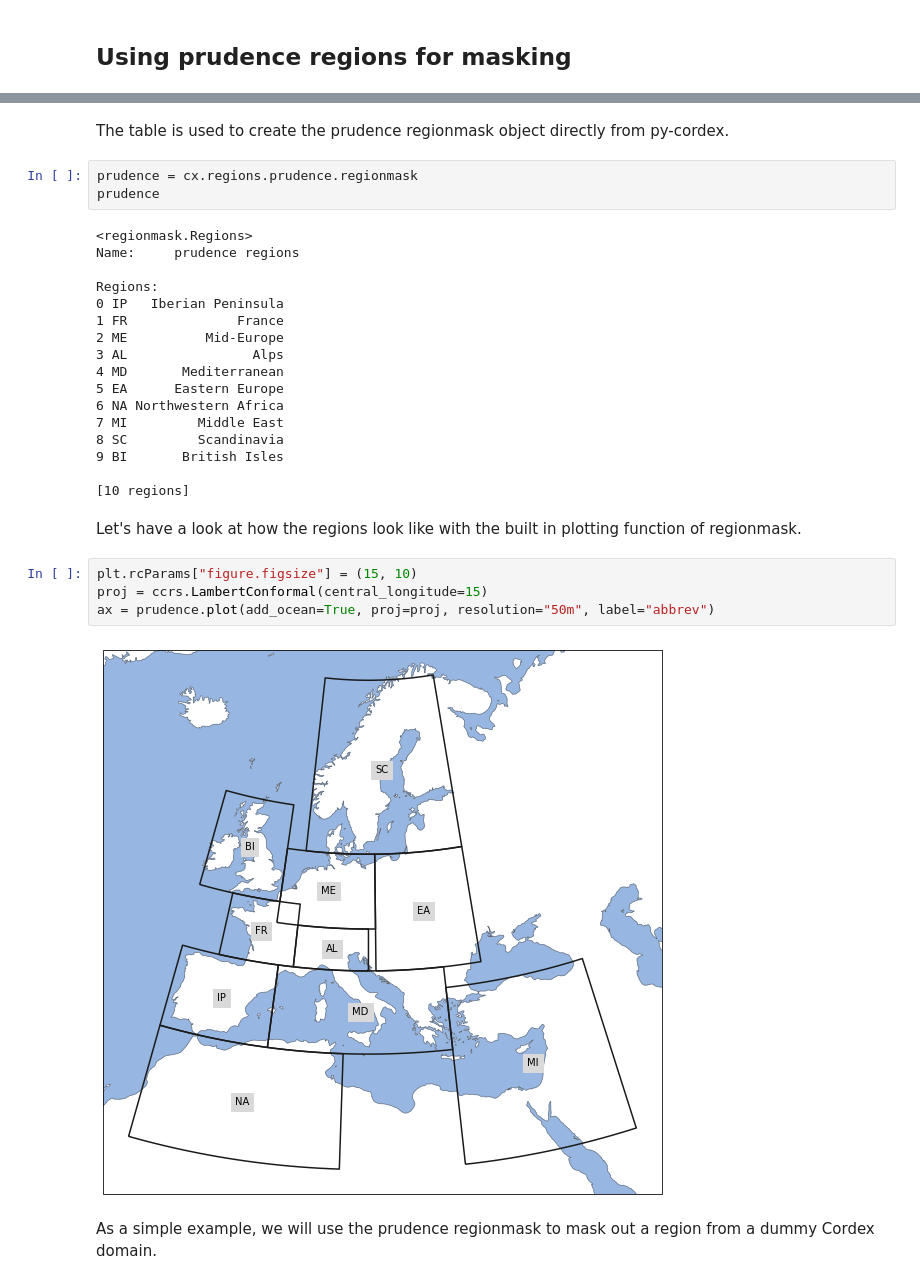
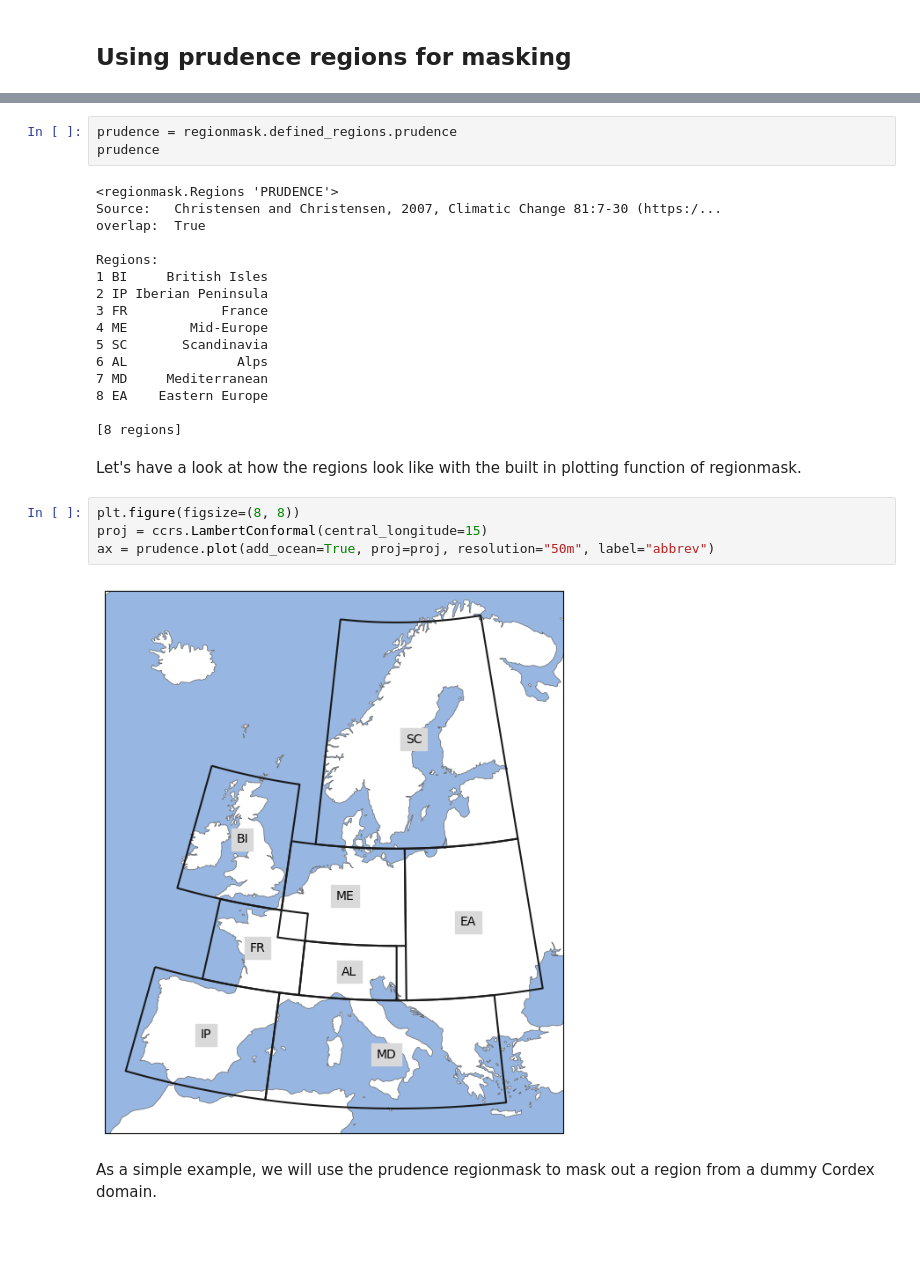
Before and after one commit to euro-cordex/py-cordex, a Jupyter notebook: notebooks/prudence.ipynb, the cells around one changed output, grey strips where cells are left out. Drawn from its saved outputs; the diff is of its cells as text; blank space fills up the shorter version.

Commit message:
update prudence notebook

```diff
--- a/notebooks/prudence.ipynb
+++ b/notebooks/prudence.ipynb
@@ -73,33 +59,30 @@ cx.regions.prudence.df
-# %% [markdown]
-The table is used to create the prudence regionmask object directly from py-cordex.
 # %%
-prudence = cx.regions.prudence.regionmask
+prudence = regionmask.defined_regions.prudence
 prudence
 # %% [output]
-<regionmask.Regions>
-Name:     prudence regions
+<regionmask.Regions 'PRUDENCE'>
+Source:   Christensen and Christensen, 2007, Climatic Change 81:7-30 (https:/...
+overlap:  True
 
 Regions:
-0 IP   Iberian Peninsula
-1 FR              France
-2 ME          Mid-Europe
-3 AL                Alps
-4 MD       Mediterranean
-5 EA      Eastern Europe
-6 NA Northwestern Africa
-7 MI         Middle East
-8 SC         Scandinavia
-9 BI       British Isles
+1 BI     British Isles
+2 IP Iberian Peninsula
+3 FR            France
+4 ME        Mid-Europe
+5 SC       Scandinavia
+6 AL              Alps
+7 MD     Mediterranean
+8 EA    Eastern Europe
 
-[10 regions]
+[8 regions]
 # %% [markdown]
 Let's have a look at how the regions look like with the built in plotting function of regionmask.
 # %%
-plt.rcParams["figure.figsize"] = (15, 10)
+plt.figure(figsize=(8, 8))
 proj = ccrs.LambertConformal(central_longitude=15)
 ax = prudence.plot(add_ocean=True, proj=proj, resolution="50m", label="abbrev")
 # %% [output]
-[figure, old version]
+[figure, new version]
 # %% [markdown]
 As a simple example, we will use the prudence regionmask to mask out a region from a dummy Cordex domain.
 # %%
```
Also changed, not shown: parts of 21 cells of this notebook.
